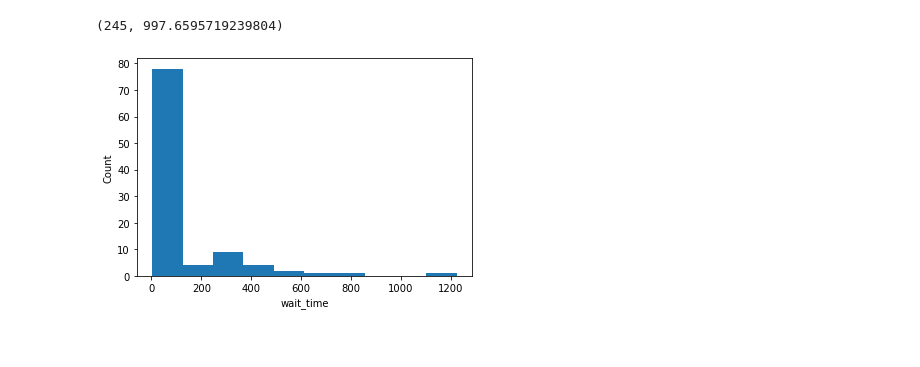
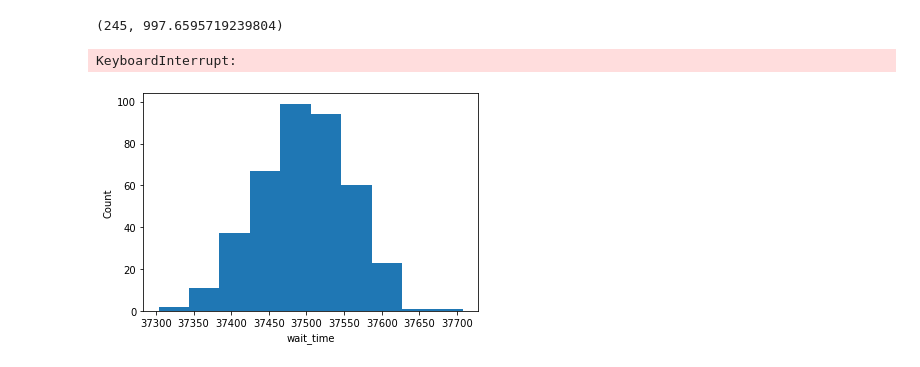
Before and after one commit to pranofgit/queue-simulation, a Jupyter notebook: Code/main_nb.ipynb, the cells around one changed output. Saved outputs shown, nothing was run; the diff lists cells and outputs as text; code cells hidden in the pictures.

Commit message:
some simulation runs, wait_time distributions

```diff
--- a/Code/main_nb.ipynb
+++ b/Code/main_nb.ipynb
@@ -48,8 +48,8 @@ print(queue.get_queue_stats())
 (245, 997.6595719239804)
 # %%
 wait_time = []
-for _ in range(100):
-    queue = GG1Queue(1000, PDF.HAWKES, PDF.HAWKES, SERVICE_HAWKES_KWARGS, ARRIVAL_HAWKES_KWARGS)
+for _ in range(1000):
+    queue = GG1Queue(1000, PDF.EXPONENTIAL, PDF.NORMAL, SERVICE_EXPONENTIAL_KWARGS, ARRIVAL_NORMAL_KWARGS)
     queue.run_simulation()
     _ , wt = queue.get_queue_stats()
     wait_time.append(wt)
@@ -59,4 +59,11 @@ plt.xlabel('wait_time')
 plt.ylabel('Count')
 plt.show()
 # %% [output]
-[figure, removed]
+KeyboardInterrupt:
+# %%
+plt.hist(wait_time)
+plt.xlabel('wait_time')
+plt.ylabel('Count')
+plt.show()
+# %% [output]
+[figure, added]
```
Also changed, not shown: parts of 3 cells of this notebook, 1 other file.
